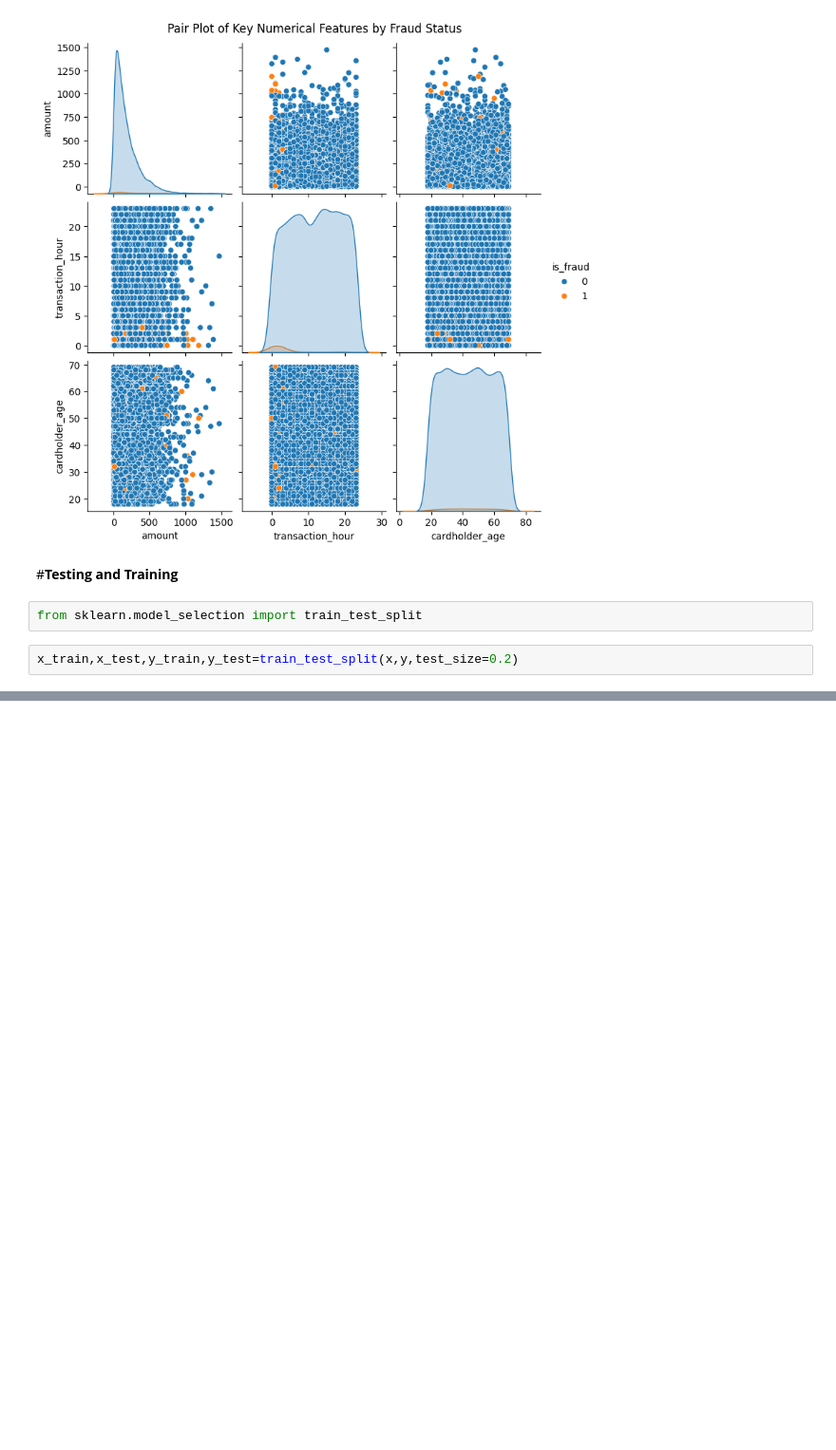
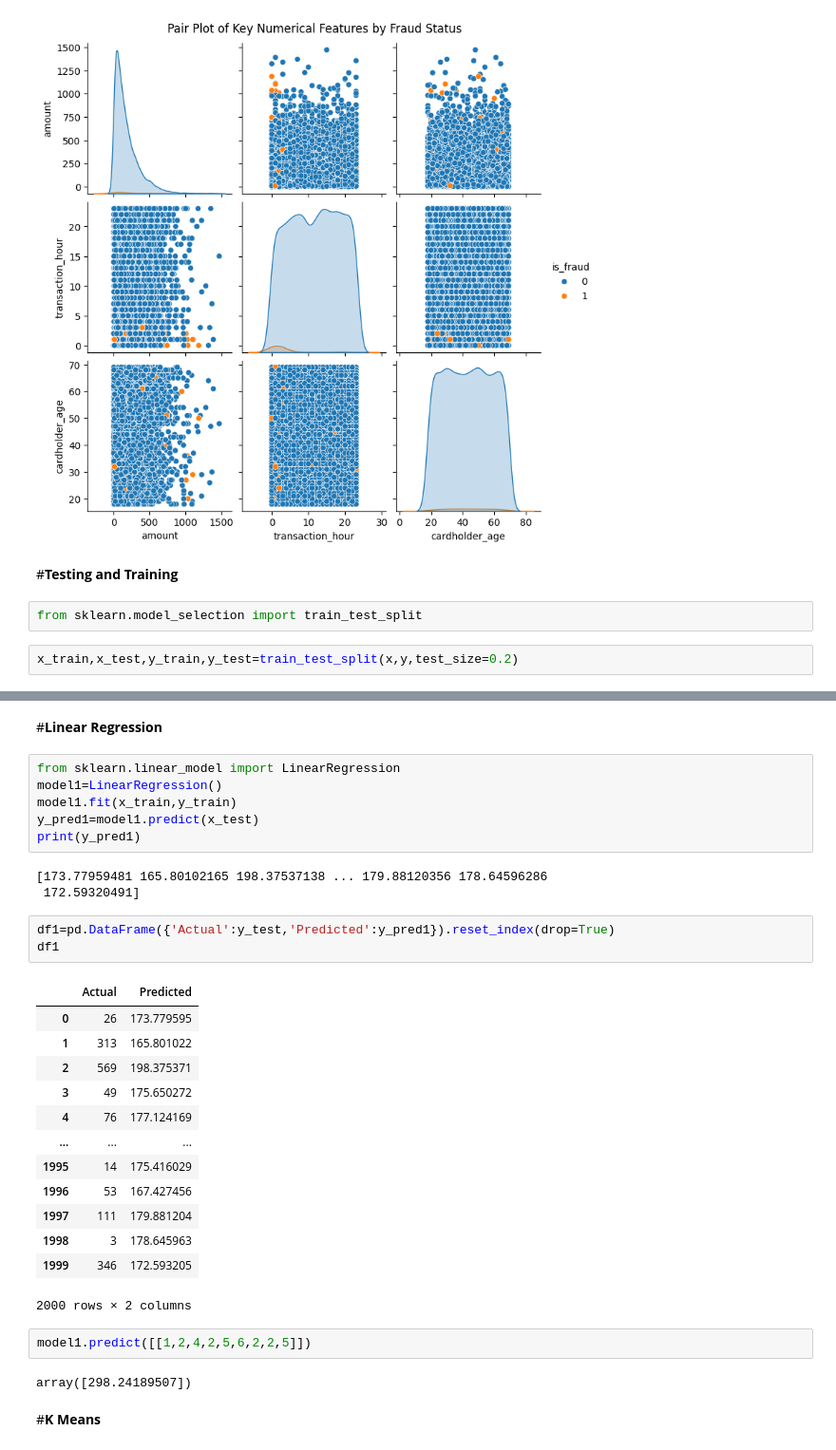
Before and after one commit to ChAbid-773/Credit_Card_Fruad, a Jupyter notebook: Credit_Card_Fruad.ipynb, the cells around one changed output, grey strips where cells are left out. Shown at 95% size. Cells and saved outputs as stored; diff of their text form; blank space fills up the shorter version.

```diff
--- a/Credit_Card_Fruad.ipynb
+++ b/Credit_Card_Fruad.ipynb
@@ -272,3 +272,37 @@ Non-Null Count  Dtype
 2000 non-null   int64
 dtypes: int64(1)
 memory usage: 31.2 KB
+# %% [markdown]
+#**Linear Regression**
+# %%
+from sklearn.linear_model import LinearRegression
+model1=LinearRegression()
+model1.fit(x_train,y_train)
+y_pred1=model1.predict(x_test)
+print(y_pred1)
+# %% [output]
+[173.77959481 165.80102165 198.37537138 ... 179.88120356 178.64596286
+ 172.59320491]
+# %%
+df1=pd.DataFrame({'Actual':y_test,'Predicted':y_pred1}).reset_index(drop=True)
+df1
+# %% [output]
+|  | Actual | Predicted |
+| 0 | 26 | 173.779595 |
+| 1 | 313 | 165.801022 |
+| 2 | 569 | 198.375371 |
+| 3 | 49 | 175.650272 |
+| 4 | 76 | 177.124169 |
+| ... | ... | ... |
+| 1995 | 14 | 175.416029 |
+| 1996 | 53 | 167.427456 |
+| 1997 | 111 | 179.881204 |
+| 1998 | 3 | 178.645963 |
+| 1999 | 346 | 172.593205 |
+2000 rows × 2 columns
+# %%
+model1.predict([[1,2,4,2,5,6,2,2,5]])
+# %% [output]
+array([298.24189507])
+# %% [markdown]
+#**K Means**
```
Also changed, not shown: parts of 19 cells of this notebook.
